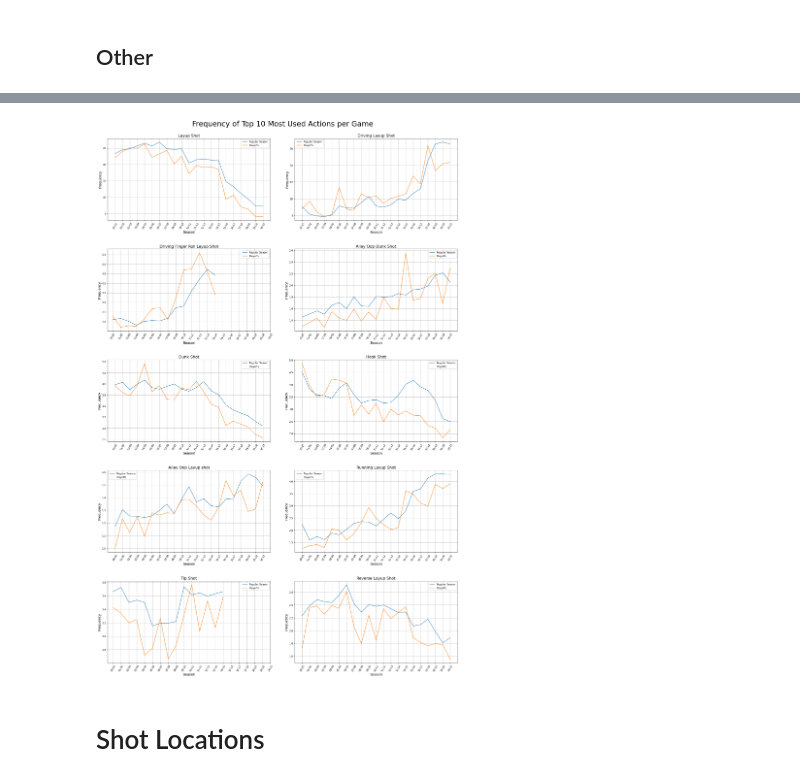
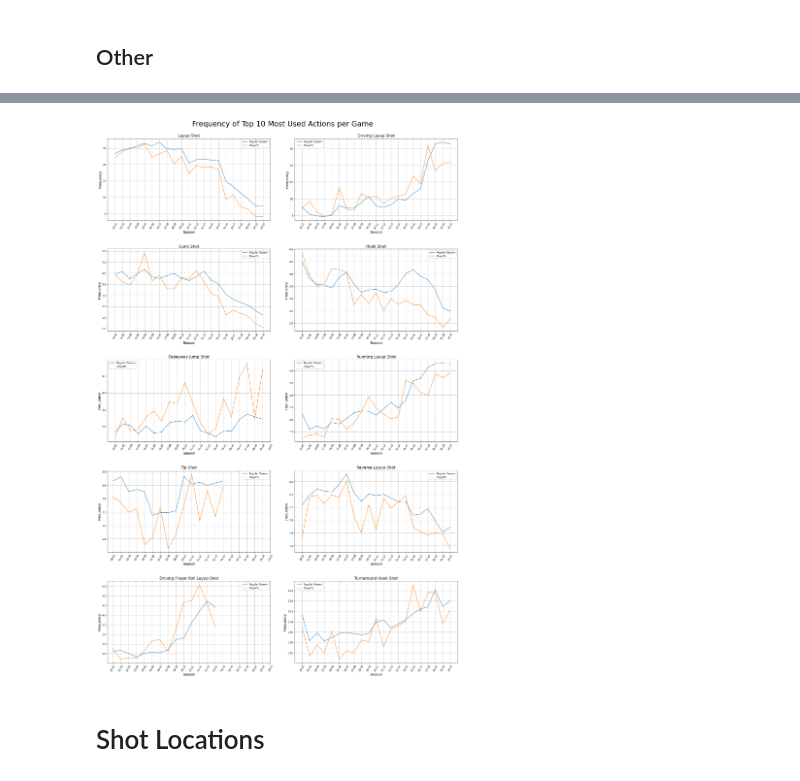
Before and after one commit to kmcsquared/TFM, a Jupyter notebook: shots.ipynb, the cells around one changed output, grey strips where cells are left out. Saved outputs shown, nothing was run; the diff lists cells and outputs as text; code cells hidden in the pictures.

Commit message:
Finished Action Types

```diff
--- a/shots.ipynb
+++ b/shots.ipynb
@@ -820,0 +855,10 @@ There are 13 unique types of jump shots
+# %%
+# Average per game
+jumpshots_per_game = jumpshots.groupby(['SEASON ID', 'SEASON STAGE', 'ACTION TYPE']).mean().reset_index().rename(
+    columns = {'COUNT': 'PER GAME'}
+).drop(
+    'GAME ID',
+    axis=1
+)
+
+jumpshots_per_game
@@ -823,7 +881,7 @@ There are 13 unique types of jump shots
 
 # Dynamically draw subplots
 # https://stackoverflow.com/questions/12319796/dynamically-add-create-subplots-in-matplotlib
-num_subplots = len(jumpshots['ACTION TYPE'].unique())
+num_subplots = len(jumpshots_per_game['ACTION TYPE'].unique())
 num_cols = 2
 num_rows = (num_subplots // num_cols) + (num_subplots % num_cols)
 position = range(1, num_subplots+1) # Create position index
@@ -834,7 +892,7 @@ plt.axis('off')
 plt.title('Frequency of Jumpshots per Game', fontsize=30, pad=50)
 
 # Get most frequent jumpshots
-top_jumpshots = jumpshots.groupby('ACTION TYPE').sum().sort_values('PER GAME', ascending=False).reset_index()
+top_jumpshots = jumpshots_per_game.groupby('ACTION TYPE').sum().sort_values('PER GAME', ascending=False).reset_index()
 # Plot from most to least frequent
 k = 0
 for jumpshot_style in top_jumpshots['ACTION TYPE'].unique():
@@ -845,7 +903,7 @@ for jumpshot_style in top_jumpshots['ACTION TYPE'].unique():
     for season_stage in ['Regular Season', 'Playoffs']:
         ax.plot(
             'SEASON ID', 'PER GAME',
-            data=jumpshots[jumpshots['ACTION TYPE'] == jumpshot_style][jumpshots['SEASON STAGE'] == season_stage],
+            data=jumpshots_per_game[jumpshots_per_game['ACTION TYPE'] == jumpshot_style][jumpshots_per_game['SEASON STAGE'] == season_stage],
             label=season_stage
         )
 
@@ -866,5 +924,6 @@ plt.subplots_adjust(left=0.1,
                     hspace=0.45)
 
 # plt.tight_layout()
+plt.savefig('./Graphs/Shots/Frequency of Jumpshots per Game')
 plt.show()
 # %% [output]
@@ -872,7 +931,8 @@ plt.show()
 # %% [markdown]
 ## Other
 # %%
-non_jumpshots = action_types[~action_types['ACTION TYPE'].str.lower().str.contains('jump shot')].reset_index(drop=True)
+# Totals per game
+non_jumpshots = action_types[action_types['SHOT CATEGORY'] != 'Jump Shot'].reset_index(drop=True)
 print('There are {} unique types of shots that are not jumpshots'.format(len(non_jumpshots['ACTION TYPE'].unique())))
 
 non_jumpshots
@@ -893,0 +954,10 @@ There are 57 unique types of shots that are not jumpshots
+# %%
+# Average per game
+non_jumpshots_per_game = non_jumpshots.groupby(['SEASON ID', 'SEASON STAGE', 'ACTION TYPE']).mean().reset_index().rename(
+    columns = {'COUNT': 'PER GAME'}
+).drop(
+    'GAME ID',
+    axis=1
+)
+
+non_jumpshots_per_game
@@ -907,40 +991,41 @@ plt.axis('off')
 plt.title('Frequency of Top 10 Most Used Actions per Game', fontsize=30, pad=50)
 
 # Get most frequent jumpshots
-top_non_jumpshots = non_jumpshots.groupby('ACTION TYPE').sum().sort_values('PER GAME', ascending=False).reset_index()
+top_non_jumpshots = non_jumpshots_per_game.groupby('ACTION TYPE').sum().sort_values('PER GAME', ascending=False).reset_index()
 # Plot from most to least frequent
 k = 0
 for shot_style in top_non_jumpshots['ACTION TYPE'].unique()[:10]:
     ax = fig.add_subplot(num_rows, num_cols, position[k])
     ax.set_title(shot_style, fontsize=16)
 
     k += 1 # Update position index
     for season_stage in ['Regular Season', 'Playoffs']:
         ax.plot(
             'SEASON ID', 'PER GAME',
-            data=non_jumpshots[non_jumpshots['ACTION TYPE'] == shot_style][non_jumpshots['SEASON STAGE'] == season_stage],
+            data=non_jumpshots_per_game[non_jumpshots_per_game['ACTION TYPE'] == shot_style][non_jumpshots_per_game['SEASON STAGE'] == season_stage],
             label=season_stage
         )
 
         plt.xlabel('Season', fontsize=14)
         plt.ylabel('Frequency', fontsize=14)
 
         x_labels = [season[2:] for season in shot_categories['SEASON ID'].unique()]
         plt.xticks(np.arange(0, 21), labels=x_labels)
         ax.tick_params(axis='x', which='major', labelsize=10, rotation=60)
         ax.legend()
         ax.grid(True)
 
 plt.subplots_adjust(left=0.1,
                     bottom=0.3,
                     right=0.9,
                     top=0.9,
                     wspace=0.15,
                     hspace=0.35)
 
 # plt.tight_layout()
+plt.savefig('./Graphs/Shots/Frequency of Non-Jumpshots per Game')
 plt.show()
 # %% [output]
-[figure, old version]
+[figure, new version]
 # %% [markdown]
 # Shot Locations
```
Also changed, not shown: parts of 14 cells of this notebook, 3 other files.
